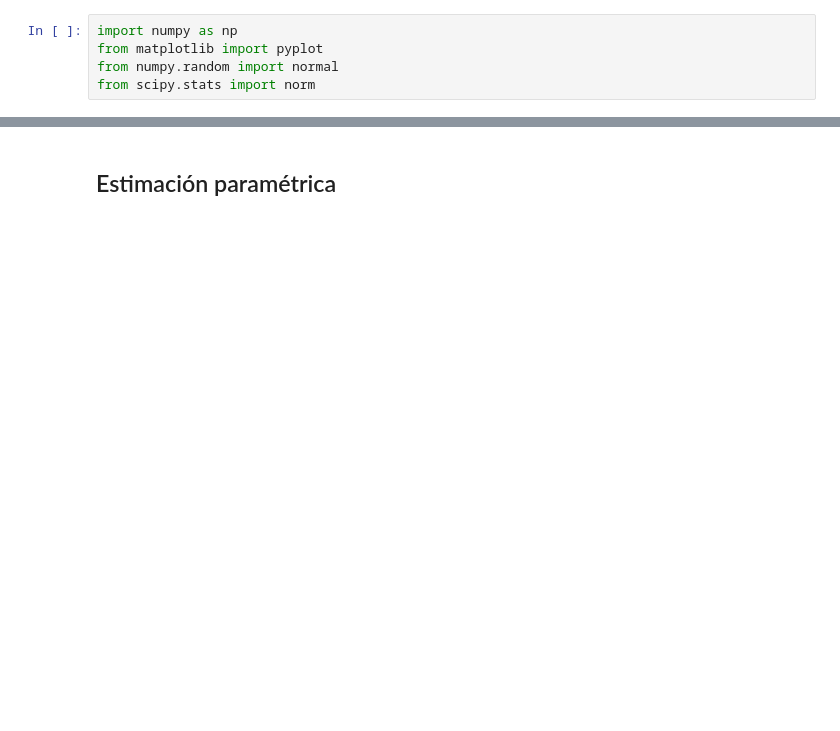
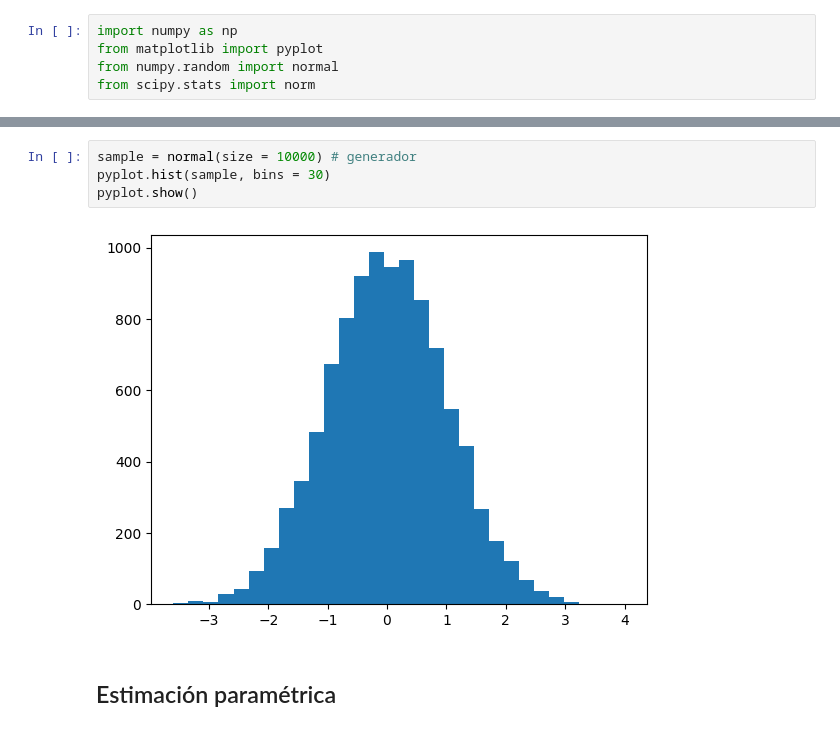
Before and after one commit to jariel17/curso-probabilidad, a Jupyter notebook: 04_estimacion_densidad_probabilidad.ipynb, the cells around one changed output, grey strips where cells are left out. Saved outputs shown, nothing was run; the diff lists cells and outputs as text; blank space fills up the shorter version.

```diff
--- a/04_estimacion_densidad_probabilidad.ipynb
+++ b/04_estimacion_densidad_probabilidad.ipynb
@@ -9,2 +6,8 @@ from scipy.stats import norm
+# %%
+sample = normal(size = 10000) # generador
+pyplot.hist(sample, bins = 30)
+pyplot.show()
+# %% [output]
+[figure, added]
 # %% [markdown]
 ## Estimación paramétrica
```
Also changed, not shown: parts of 8 cells of this notebook.
